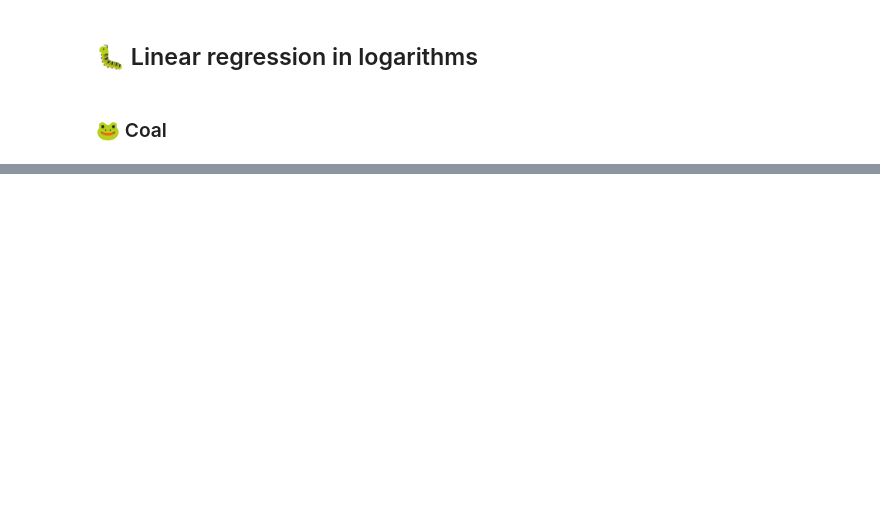
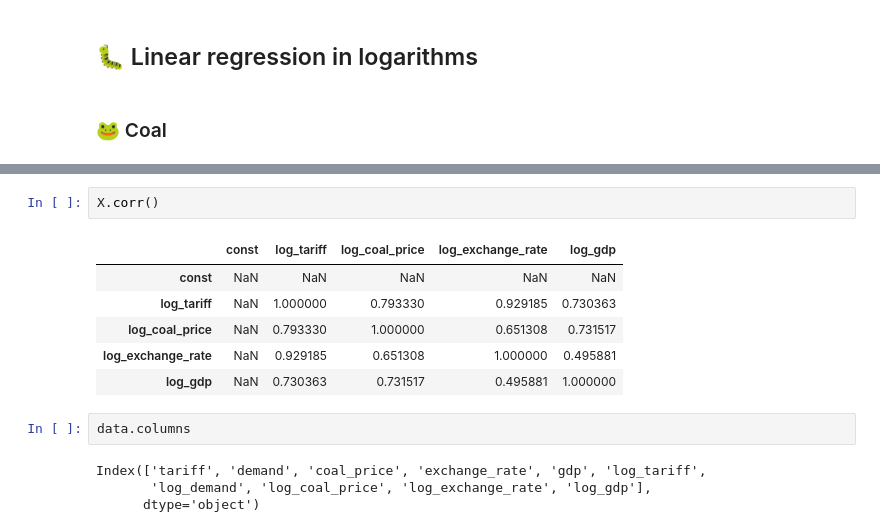
Before and after one commit to zhus-dika/railways_caclulations, a Jupyter notebook: railways_caclulations.ipynb, the cells around one changed output, grey strips where cells are left out. Saved outputs shown, nothing was run; the diff lists cells and outputs as text; blank space fills up the shorter version.

```diff
--- a/railways_caclulations.ipynb
+++ b/railways_caclulations.ipynb
@@ -67,0 +82,15 @@ Covariance Type:            nonrobust
+# %%
+X.corr()
+# %% [output]
+|  | const | log_tariff | log_coal_price | log_exchange_rate | log_gdp |
+| const | NaN | NaN | NaN | NaN | NaN |
+| log_tariff | NaN | 1.000000 | 0.793330 | 0.929185 | 0.730363 |
+| log_coal_price | NaN | 0.793330 | 1.000000 | 0.651308 | 0.731517 |
+| log_exchange_rate | NaN | 0.929185 | 0.651308 | 1.000000 | 0.495881 |
+| log_gdp | NaN | 0.730363 | 0.731517 | 0.495881 | 1.000000 |
+# %%
+data.columns
+# %% [output]
+Index(['tariff', 'demand', 'coal_price', 'exchange_rate', 'gdp', 'log_tariff',
+       'log_demand', 'log_coal_price', 'log_exchange_rate', 'log_gdp'],
+      dtype='object')
```
Also changed, not shown: parts of 6 cells of this notebook.
